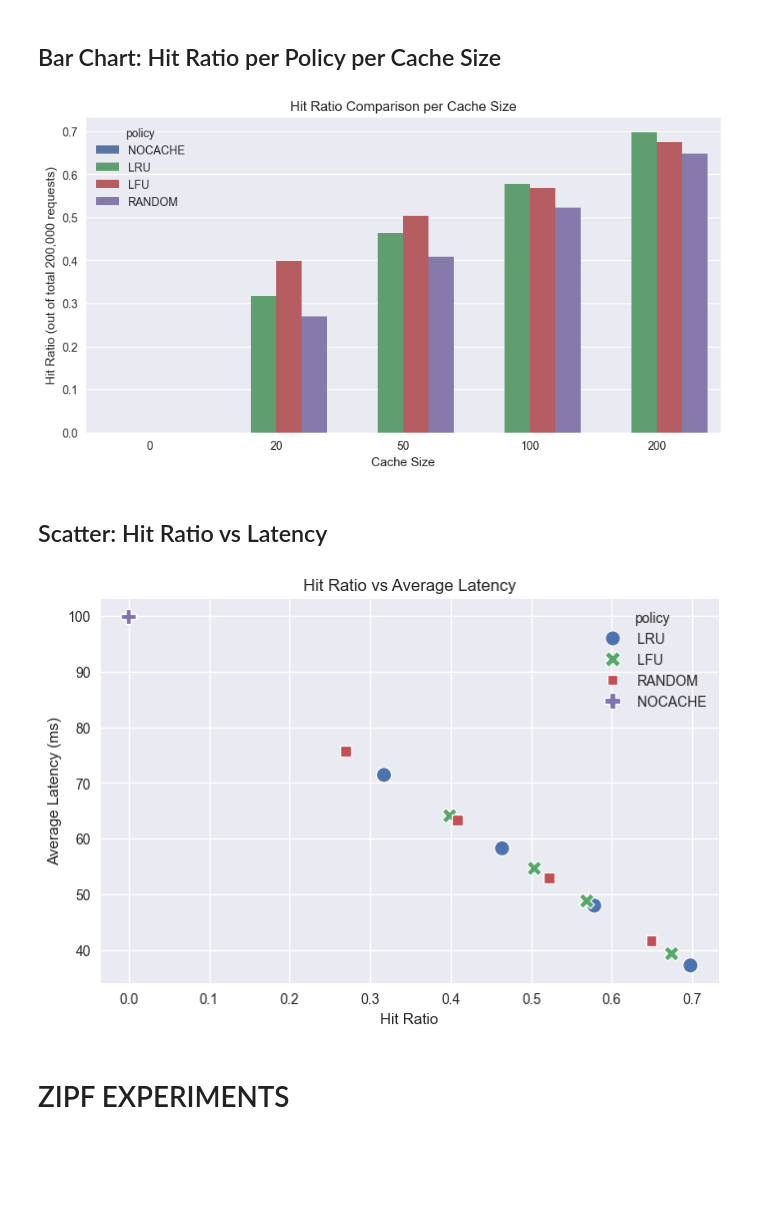
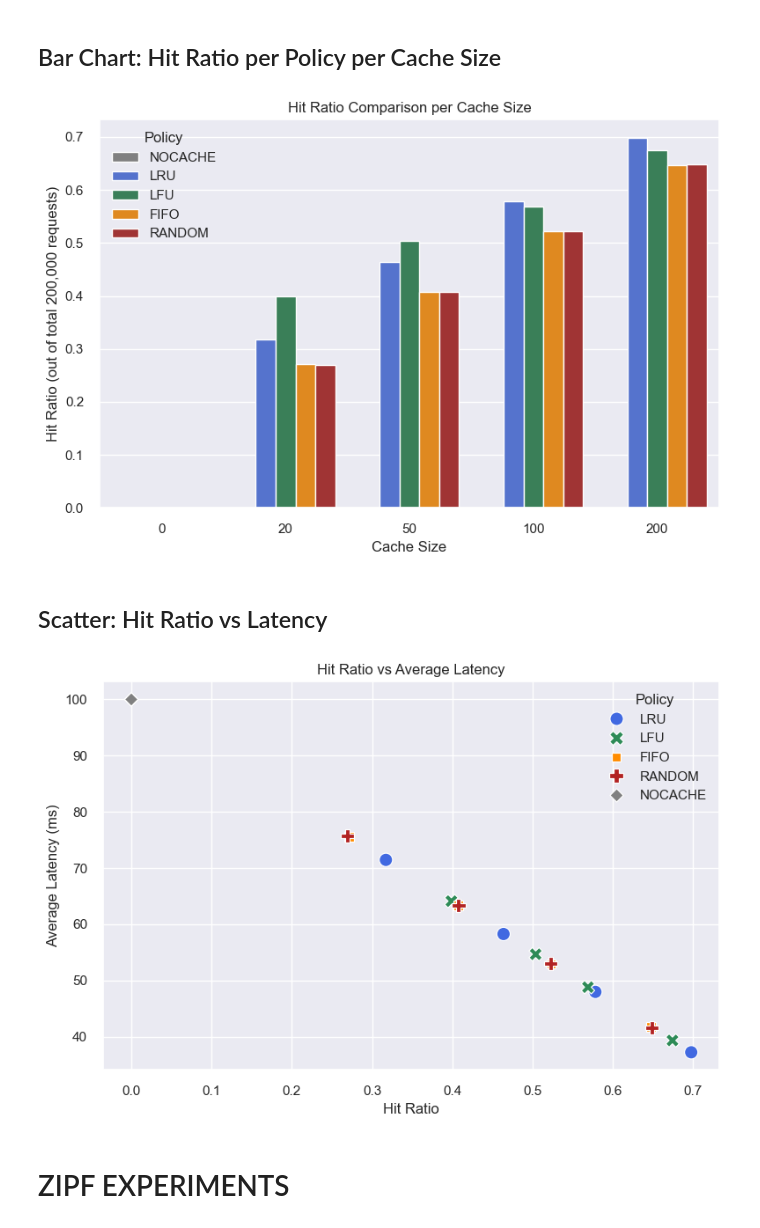
Before and after one commit to ibrikk/sdn-caching, a Jupyter notebook: analysis_plot.ipynb, the cells around one changed output. Cells and saved outputs as stored; diff of their text form; code cells hidden in the pictures; blank space fills up the shorter version.

```diff
--- a/analysis_plot.ipynb
+++ b/analysis_plot.ipynb
@@ -19,7 +19,7 @@ import pandas as pd
 import matplotlib.pyplot as plt
 import seaborn as sns
 
-plt.style.use("seaborn-v0_8")
+sns.set_theme(style="darkgrid")
 # %%
 cache_df = pd.read_csv("results/cache_size_results.csv")
 zipf_df = pd.read_csv("results/zipf_results.csv")
@@ -98,28 +156,66 @@ plt.show()
 # %% [markdown]
 ## Bar Chart: Hit Ratio per Policy per Cache Size
 # %%
-plt.figure(figsize=(10,5))
-sns.barplot(data=cache_df, x="cache_size", y="hit_ratio", hue="policy")
+# Define custom color palette for consistency across plots
+custom_palette = {
+    "LRU": "royalblue",
+    "LFU": "seagreen",
+    "FIFO": "darkorange",
+    "RANDOM": "firebrick",
+    "NOCACHE": "gray"
+}
+
+sns.barplot(
+    data=cache_df,
+    x="cache_size",
+    y="hit_ratio",
+    hue="policy",
+    palette=custom_palette
+)
+
 plt.title("Hit Ratio Comparison per Cache Size")
 plt.ylabel("Hit Ratio (out of total 200,000 requests)")
 plt.xlabel("Cache Size")
+plt.legend(title="Policy", loc="best")
+plt.tight_layout()
 plt.show()
+
 # dont show
 # %% [output]
-[figure, old version]
+[figure, new version]
 # %% [markdown]
 ## Scatter: Hit Ratio vs Latency
 # %%
-plt.figure(figsize=(8,5))
-sns.scatterplot(data=cache_df, x="hit_ratio", y="avg_latency", hue="policy", style="policy", s=120)
+# Define consistent and distinguishable colors
+custom_palette = {
+    "LRU": "royalblue",
+    "LFU": "seagreen",
+    "FIFO": "darkorange",
+    "RANDOM": "firebrick",
+    "NOCACHE": "gray"
+}
+
+sns.scatterplot(
+    data=cache_df,
+    x="hit_ratio",
+    y="avg_latency",
+    hue="policy",
+    style="policy",
+    palette=custom_palette,
+    s=120  # size of markers
+)
+
 plt.title("Hit Ratio vs Average Latency")
 plt.xlabel("Hit Ratio")
 plt.ylabel("Average Latency (ms)")
 plt.grid(True)
+plt.legend(title="Policy", loc="best")
+plt.tight_layout()
 plt.show()
+
 # put this
 # %% [output]
-[figure, old version]
+[figure, new version]
 # %% [markdown]
 # ZIPF EXPERIMENTS
 # %% [markdown]
```
Also changed, not shown: parts of 13 cells of this notebook, 7 other files.
